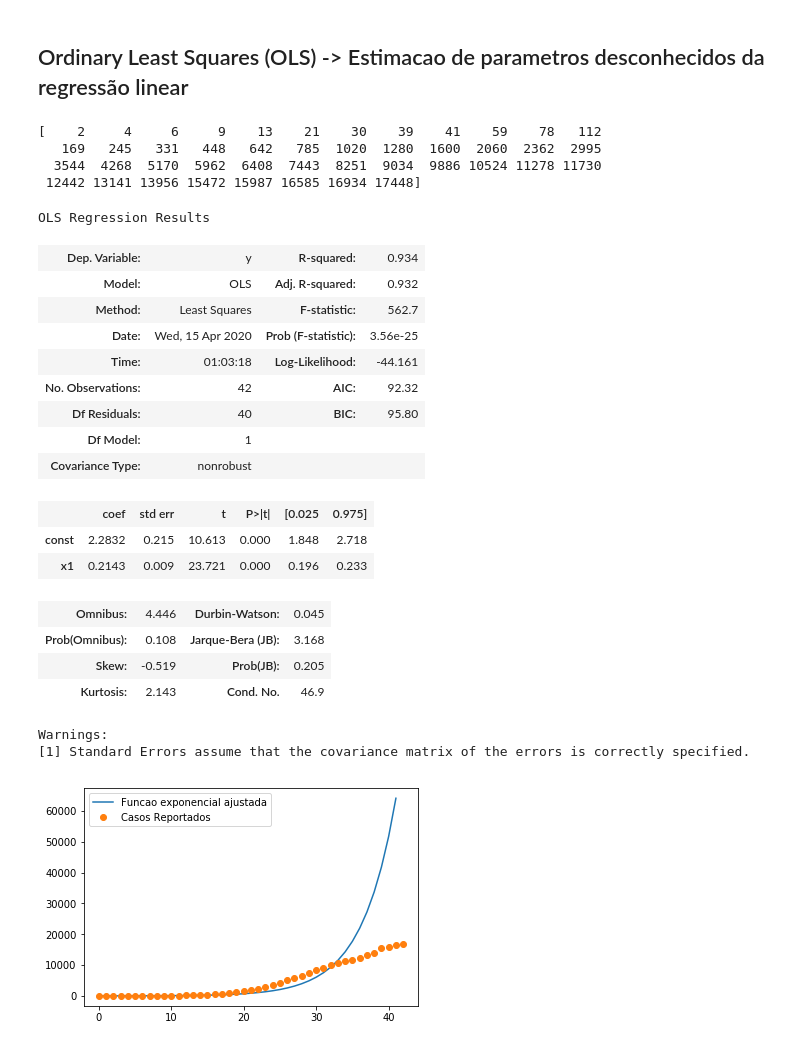
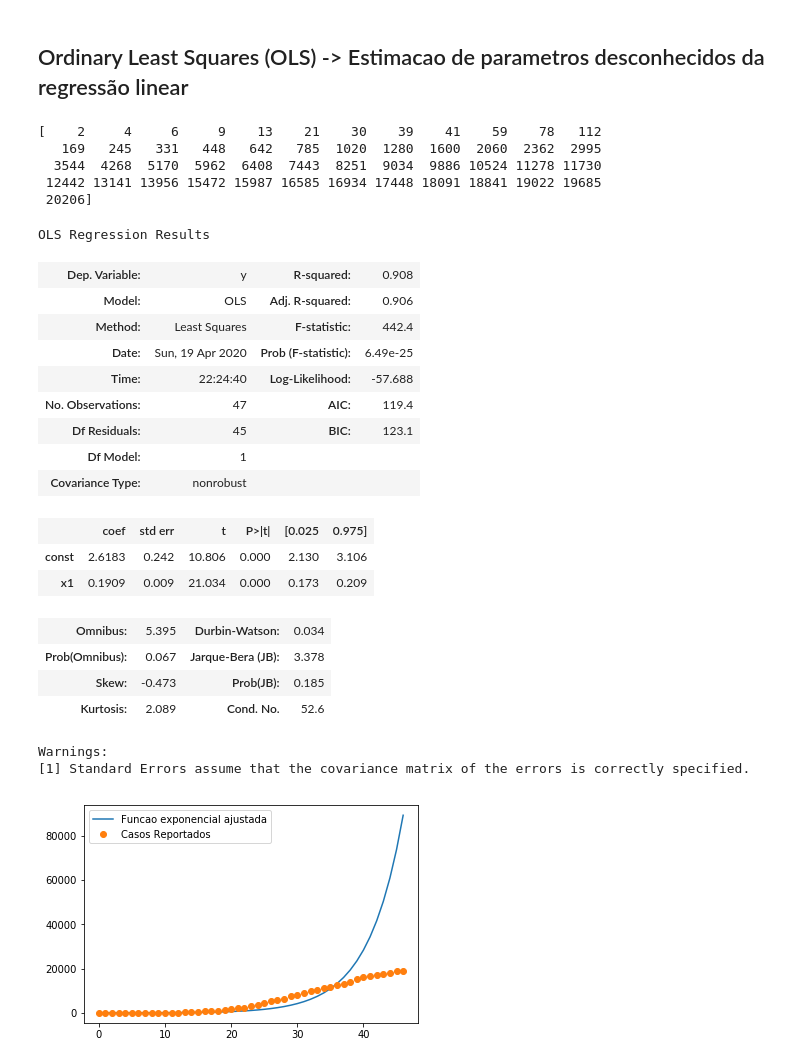
Before and after one commit to DuarteAndre/Covid-19_visualizacao_dados, a Jupyter notebook: Meus_testes_COVID.ipynb, the cells around one changed output. Saved outputs shown, nothing was run; the diff lists cells and outputs as text; code cells hidden in the pictures.

```diff
--- a/Meus_testes_COVID.ipynb
+++ b/Meus_testes_COVID.ipynb
@@ -134,50 +134,51 @@ df_data[['obitos']].plot(kind='line', title='Evolucao dos obitos', linestyle='--
 # %% [markdown]
 ## Ordinary Least Squares (OLS) -> Estimacao de parametros desconhecidos da regressão linear
 # %%
-confir = np.array([2, 4, 6, 9, 13, 21, 30, 39, 41, 59, 78, 112, 169, 245, 331, 448, 642, 785, 1020, 1280, 1600, 2060, 2362, 2995, 3544, 4268, 5170, 5962, 6408, 7443, 8251, 9034, 9886, 10524, 11278,11730, 12442, 13141, 13956, 15472, 15987, 16585, 16934, 17448])
+confir = np.array([2, 4, 6, 9, 13, 21, 30, 39, 41, 59, 78, 112, 169, 245, 331, 448, 642, 785, 1020, 1280, 1600, 2060, 2362, 2995, 3544, 4268, 5170, 5962, 6408, 7443, 8251, 9034, 9886, 10524, 11278,11730, 12442, 13141, 13956, 15472, 15987, 16585, 16934, 17448,18091, 18841, 19022, 19685, 20206])
 # %%
 print (confir)
 # %% [output]
 [    2     4     6     9    13    21    30    39    41    59    78   112
    169   245   331   448   642   785  1020  1280  1600  2060  2362  2995
   3544  4268  5170  5962  6408  7443  8251  9034  9886 10524 11278 11730
- 12442 13141 13956 15472 15987 16585 16934 17448]
+ 12442 13141 13956 15472 15987 16585 16934 17448 18091 18841 19022 19685
+ 20206]
 # %%
 x = np.arange(len(confir))
 x = add_constant(x)
 # %%
-modelo = OLS(np.log(confir[:42]), x[:42])
+modelo = OLS(np.log(confir[:47]), x[:47])
 # %%
 resultado = modelo.fit()
 # %%
 resultado.summary()
 # %% [output]
 OLS Regression Results
-| Dep. Variable: | y | R-squared: | 0.934 |
-| Model: | OLS | Adj. R-squared: | 0.932 |
-| Method: | Least Squares | F-statistic: | 562.7 |
-| Date: | Wed, 15 Apr 2020 | Prob (F-statistic): | 3.56e-25 |
-| Time: | 01:03:18 | Log-Likelihood: | -44.161 |
-| No. Observations: | 42 | AIC: | 92.32 |
-| Df Residuals: | 40 | BIC: | 95.80 |
+| Dep. Variable: | y | R-squared: | 0.908 |
+| Model: | OLS | Adj. R-squared: | 0.906 |
+| Method: | Least Squares | F-statistic: | 442.4 |
+| Date: | Sun, 19 Apr 2020 | Prob (F-statistic): | 6.49e-25 |
+| Time: | 22:24:40 | Log-Likelihood: | -57.688 |
+| No. Observations: | 47 | AIC: | 119.4 |
+| Df Residuals: | 45 | BIC: | 123.1 |
 | Df Model: | 1 |  |  |
 | Covariance Type: | nonrobust |  |  |
 |  | coef | std err | t | P>|t| | [0.025 | 0.975] |
-| const | 2.2832 | 0.215 | 10.613 | 0.000 | 1.848 | 2.718 |
-| x1 | 0.2143 | 0.009 | 23.721 | 0.000 | 0.196 | 0.233 |
+| const | 2.6183 | 0.242 | 10.806 | 0.000 | 2.130 | 3.106 |
+| x1 | 0.1909 | 0.009 | 21.034 | 0.000 | 0.173 | 0.209 |
-| Omnibus: | 4.446 | Durbin-Watson: | 0.045 |
-| Prob(Omnibus): | 0.108 | Jarque-Bera (JB): | 3.168 |
-| Skew: | -0.519 | Prob(JB): | 0.205 |
-| Kurtosis: | 2.143 | Cond. No. | 46.9 |
+| Omnibus: | 5.395 | Durbin-Watson: | 0.034 |
+| Prob(Omnibus): | 0.067 | Jarque-Bera (JB): | 3.378 |
+| Skew: | -0.473 | Prob(JB): | 0.185 |
+| Kurtosis: | 2.089 | Cond. No. | 52.6 |
 Warnings:
 [1] Standard Errors assume that the covariance matrix of the errors is correctly specified.
 # %%
 plt.plot(
-    np.exp(resultado.predict(x[:42])),
+    np.exp(resultado.predict(x[:47])),
     label="Funcao exponencial ajustada"
 )
-plt.plot(confir[:43], "o", label="Casos Reportados")
+plt.plot(confir[:47], "o", label="Casos Reportados")
 plt.legend()
 plt.show()
 # %% [output]
-[figure, old version]
+[figure, new version]
```
Also changed, not shown: parts of 9 cells of this notebook, 1 other file.
